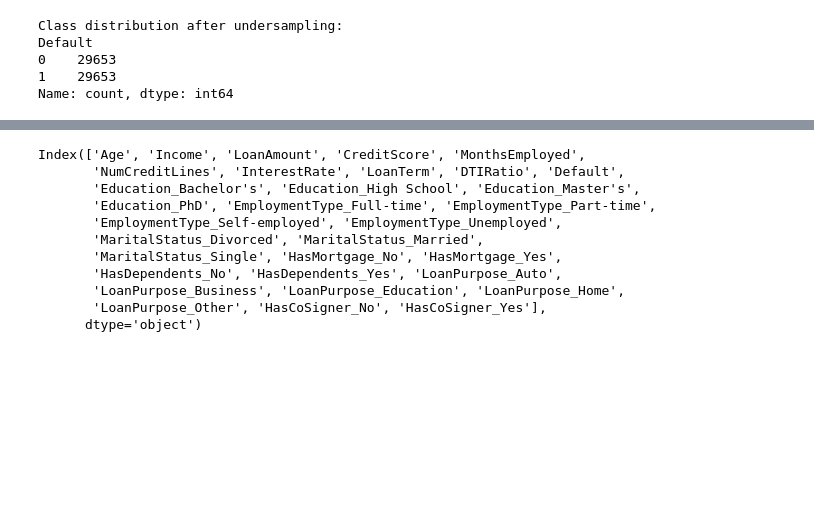
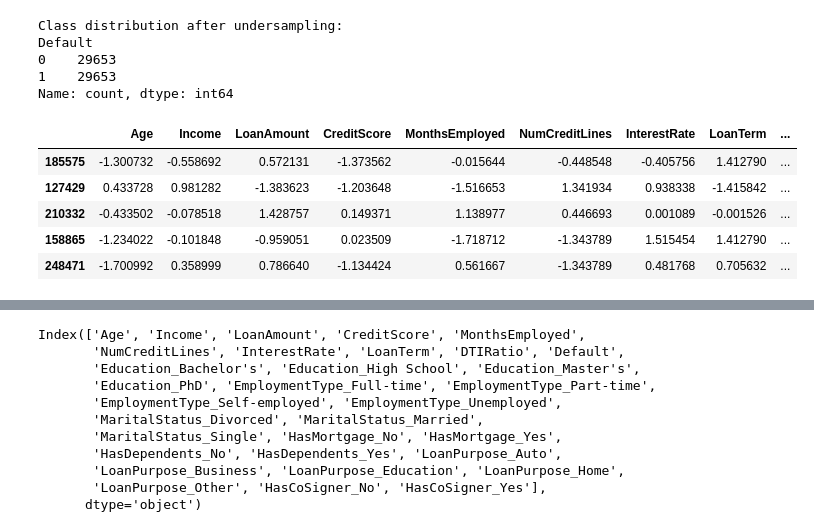
Before and after one commit to mwgupta/paml-final-proximacentauri, a Jupyter notebook: experiments3.ipynb, the cells around one changed output, grey strips where cells are left out. Cells and saved outputs as stored; diff of their text form; code cells hidden in the pictures; blank space fills up the shorter version.

```diff
--- a/experiments3.ipynb
+++ b/experiments3.ipynb
@@ -100,6 +113,14 @@ Default
 Name: count, dtype: int64
 # %%
 df = df.drop(columns="LoanID")
+df.head()
+# %% [output]
+|  | Age | Income | LoanAmount | CreditScore | MonthsEmployed | NumCreditLines | InterestRate | LoanTerm | ... |
+| 185575 | -1.300732 | -0.558692 | 0.572131 | -1.373562 | -0.015644 | -0.448548 | -0.405756 | 1.412790 | ... |
+| 127429 | 0.433728 | 0.981282 | -1.383623 | -1.203648 | -1.516653 | 1.341934 | 0.938338 | -1.415842 | ... |
+| 210332 | -0.433502 | -0.078518 | 1.428757 | 0.149371 | 1.138977 | 0.446693 | 0.001089 | -0.001526 | ... |
+| 158865 | -1.234022 | -0.101848 | -0.959051 | 0.023509 | -1.718712 | -1.343789 | 1.515454 | 1.412790 | ... |
+| 248471 | -1.700992 | 0.358999 | 0.786640 | -1.134424 | 0.561667 | -1.343789 | 0.481768 | 0.705632 | ... |
 # %%
 from pages.A_Explore_Preprocess_Dataset import one_hot_encode_feature
 categorical_cols = df.select_dtypes(include=['object', 'category']).columns
```
Also changed, not shown: parts of 7 cells of this notebook.
